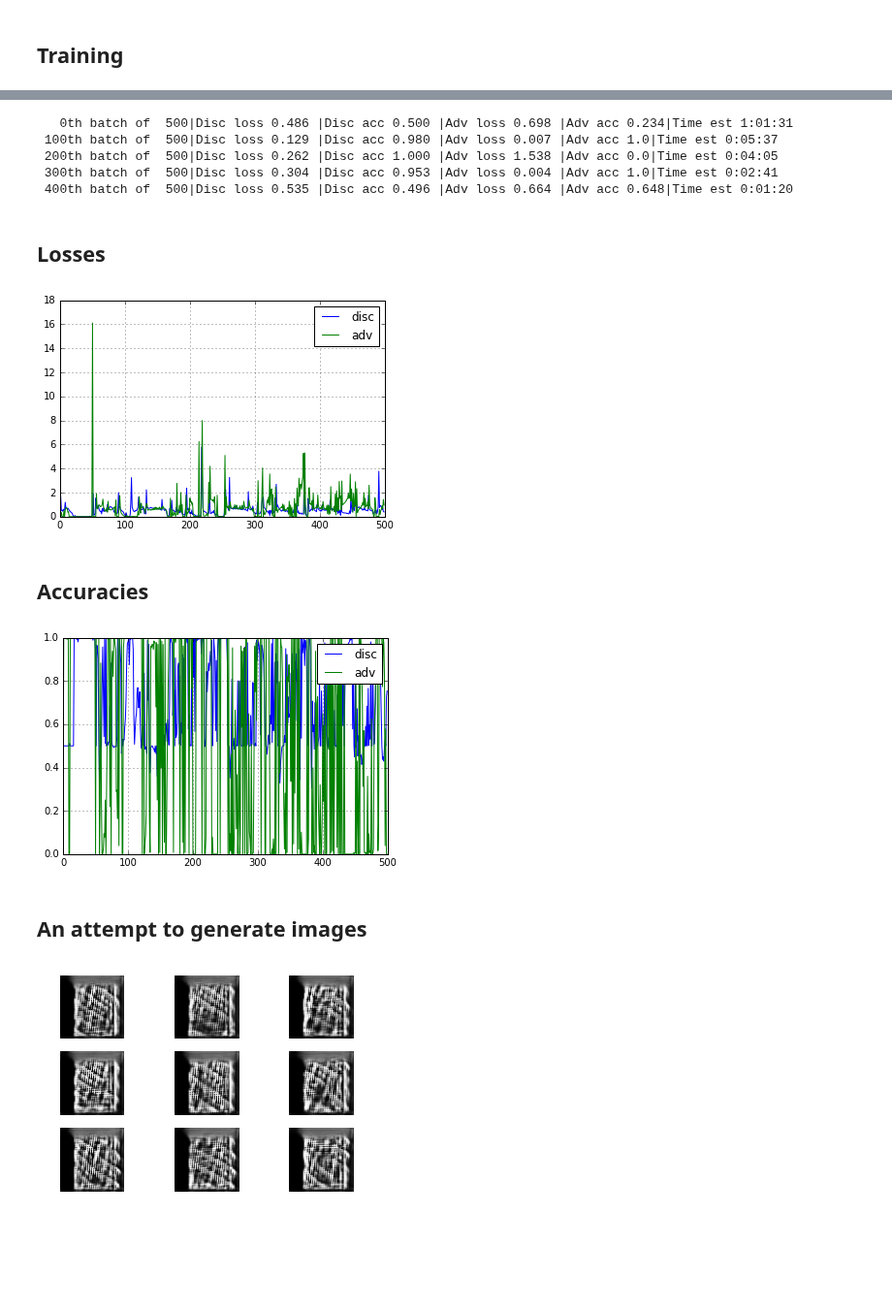
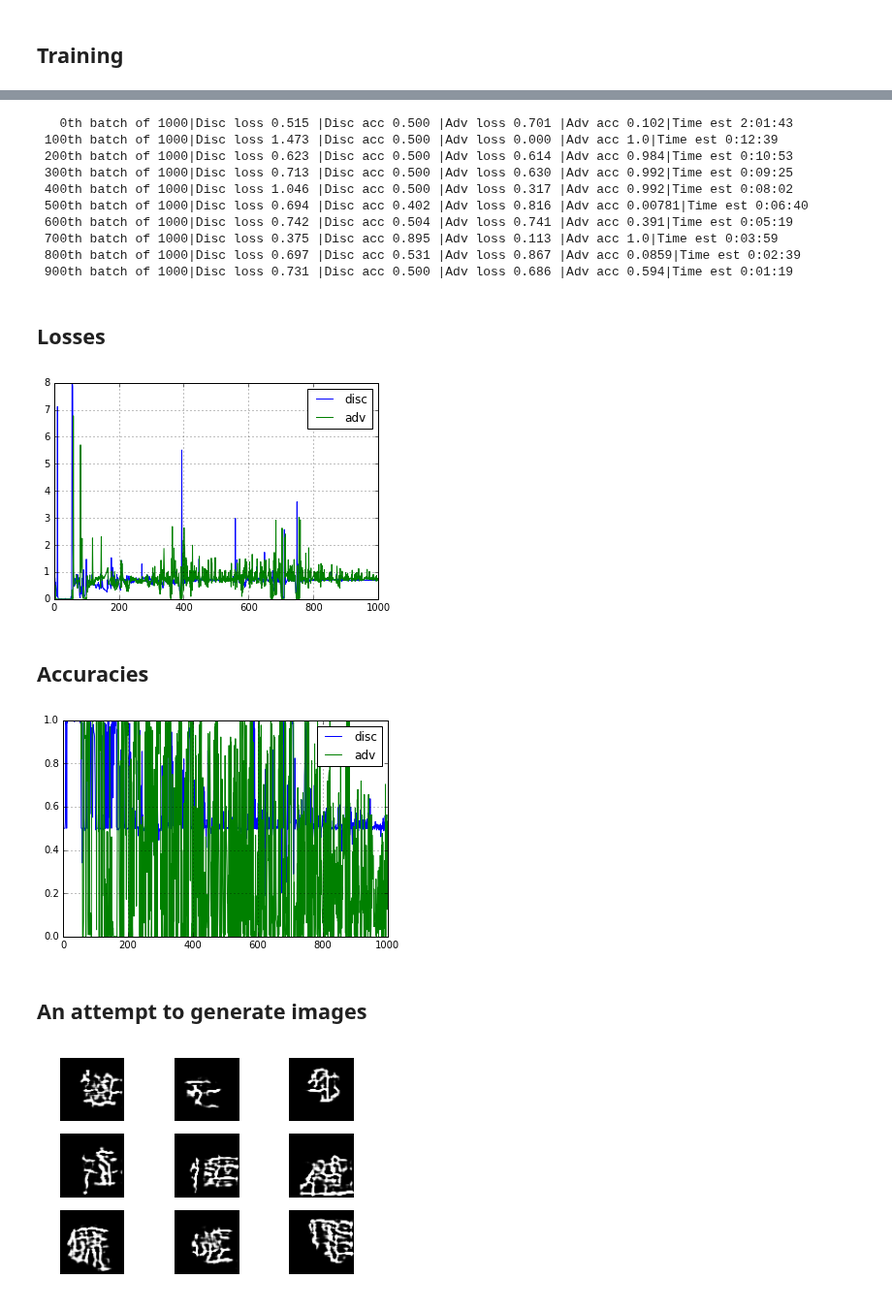
Before and after one commit to robolamp/SleepingCalligrapher, a Jupyter notebook: chars_GAN.ipynb, the cells around one changed output, grey strips where cells are left out. Shown at 97% size. Cells and saved outputs as stored; diff of their text form; code cells hidden in the pictures; blank space fills up the shorter version.

```diff
--- a/chars_GAN.ipynb
+++ b/chars_GAN.ipynb
@@ -46,7 +46,7 @@ for line in open(filename):
     wcount += 1
     if (wcount % 10000 == 0):
         print("{} words processed".format(wcount))
-    if wcount > 120000:
+    if wcount > 200000:
         break
 
 print("{} words processed".format(wcount))
@@ -277,6 +276,6 @@ log_images_dir = "./data/images_{}/".format(datetime.now().strftime("%d_%m_%y_%H
 # %%
 batch_size = 128
-train_iters = 500
+train_iters = 1000
 stop_loss = 7.0
 
 disc_loss = [1.0, 0.0]
@@ -284,6 +283,7 @@ adv_loss = [1.0, 0.0]
 
 log_step = 100
 log_images = True
+log_images_dir = "./data/images_{}/".format(datetime.now().strftime("%d_%m_%y_%H_%m_%S"))
 
 if log_images:
     if not os.path.exists(log_images_dir):
@@ -346,12 +346,31 @@ for i in range(train_iters):
 
             plt.savefig(filename)
             plt.close('all')
+
+# Log final result
+if log_images:
+    filename = "{}img_{}.png".format(log_images_dir, str(train_iters))
+    images = gennet.predict(log_images_noise)
+
+    plt.figure(figsize=(10,10))
+    for i in range(9):
+        plt.subplot(330 + 1 + i)
+        plt.imshow(images[i].reshape(img_size, img_size), cmap=plt.get_cmap('gray'))
+        plt.axis('off')
+
+    plt.savefig(filename)
+    plt.close('all')
 # %% [output]
-   0th batch of  500|Disc loss 0.486 |Disc acc 0.500 |Adv loss 0.698 |Adv acc 0.234|Time est 1:01:31
- 100th batch of  500|Disc loss 0.129 |Disc acc 0.980 |Adv loss 0.007 |Adv acc 1.0|Time est 0:05:37
- 200th batch of  500|Disc loss 0.262 |Disc acc 1.000 |Adv loss 1.538 |Adv acc 0.0|Time est 0:04:05
- 300th batch of  500|Disc loss 0.304 |Disc acc 0.953 |Adv loss 0.004 |Adv acc 1.0|Time est 0:02:41
- 400th batch of  500|Disc loss 0.535 |Disc acc 0.496 |Adv loss 0.664 |Adv acc 0.648|Time est 0:01:20
+   0th batch of 1000|Disc loss 0.515 |Disc acc 0.500 |Adv loss 0.701 |Adv acc 0.102|Time est 2:01:43
+ 100th batch of 1000|Disc loss 1.473 |Disc acc 0.500 |Adv loss 0.000 |Adv acc 1.0|Time est 0:12:39
+ 200th batch of 1000|Disc loss 0.623 |Disc acc 0.500 |Adv loss 0.614 |Adv acc 0.984|Time est 0:10:53
+ 300th batch of 1000|Disc loss 0.713 |Disc acc 0.500 |Adv loss 0.630 |Adv acc 0.992|Time est 0:09:25
+ 400th batch of 1000|Disc loss 1.046 |Disc acc 0.500 |Adv loss 0.317 |Adv acc 0.992|Time est 0:08:02
+ 500th batch of 1000|Disc loss 0.694 |Disc acc 0.402 |Adv loss 0.816 |Adv acc 0.00781|Time est 0:06:40
+ 600th batch of 1000|Disc loss 0.742 |Disc acc 0.504 |Adv loss 0.741 |Adv acc 0.391|Time est 0:05:19
+ 700th batch of 1000|Disc loss 0.375 |Disc acc 0.895 |Adv loss 0.113 |Adv acc 1.0|Time est 0:03:59
+ 800th batch of 1000|Disc loss 0.697 |Disc acc 0.531 |Adv loss 0.867 |Adv acc 0.0859|Time est 0:02:39
+ 900th batch of 1000|Disc loss 0.731 |Disc acc 0.500 |Adv loss 0.686 |Adv acc 0.594|Time est 0:01:19
 # %% [markdown]
 ## Losses
 # %%
@@ -361,7 +380,7 @@ plt.grid()
 plt.legend()
 plt.show()
 # %% [output]
-[figure, old version]
+[figure, new version]
 # %% [markdown]
 ## Accuracies
 # %%
@@ -371,17 +390,16 @@ plt.grid()
 plt.legend()
 plt.show()
 # %% [output]
-[figure, old version]
+[figure, new version]
 # %% [markdown]
 ## An attempt to generate images
 # %%
-noise = np.random.uniform(-1.0, 1.0, size=[9, gen_noise_dim])
-fake_images = gennet.predict(noise)
+fake_images = gennet.predict(log_images_noise)
 
 for i in range(9):
     plt.subplot(330 + 1 + i)
     plt.imshow(fake_images[i].reshape(img_size, img_size), cmap=plt.get_cmap('gray'))
     plt.axis('off')
 plt.show()
 # %% [output]
-[figure, old version]
+[figure, new version]
```
Also changed, not shown: parts of 6 cells of this notebook.
